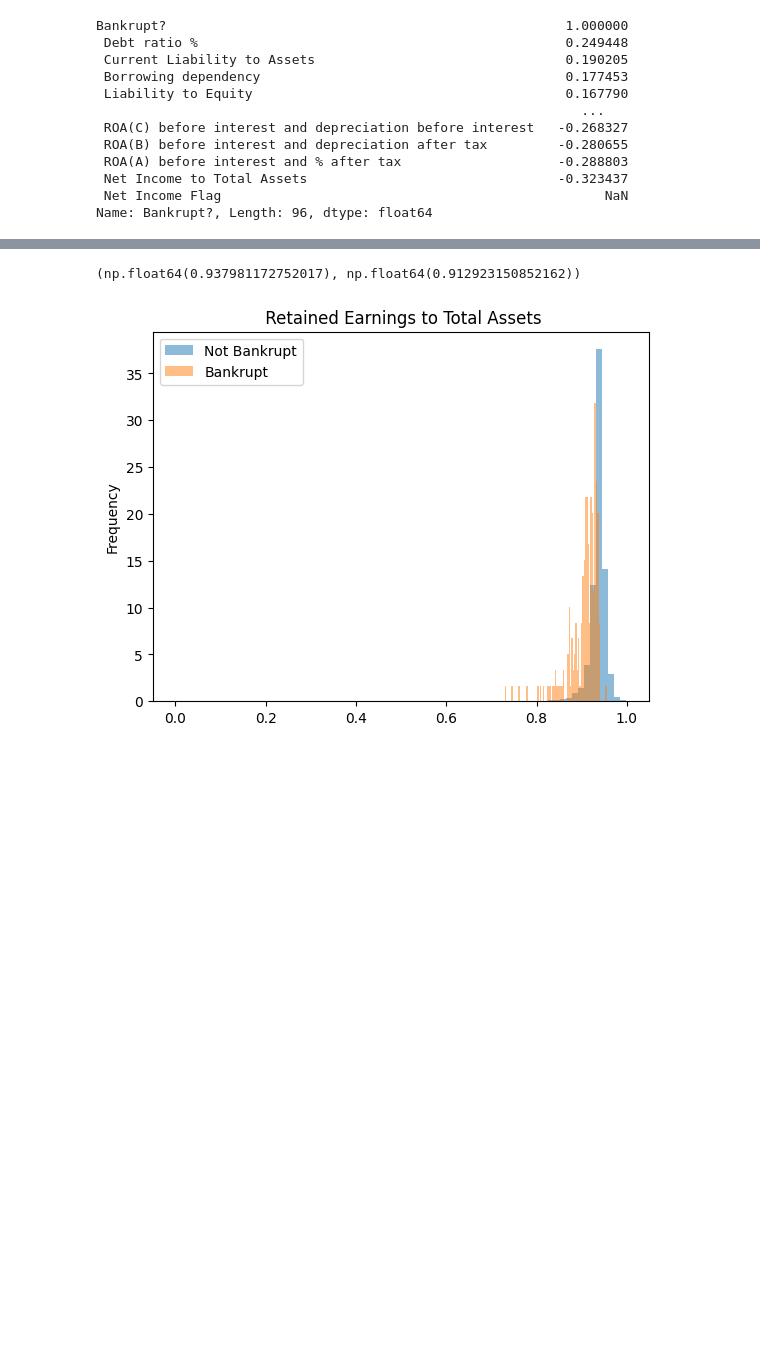
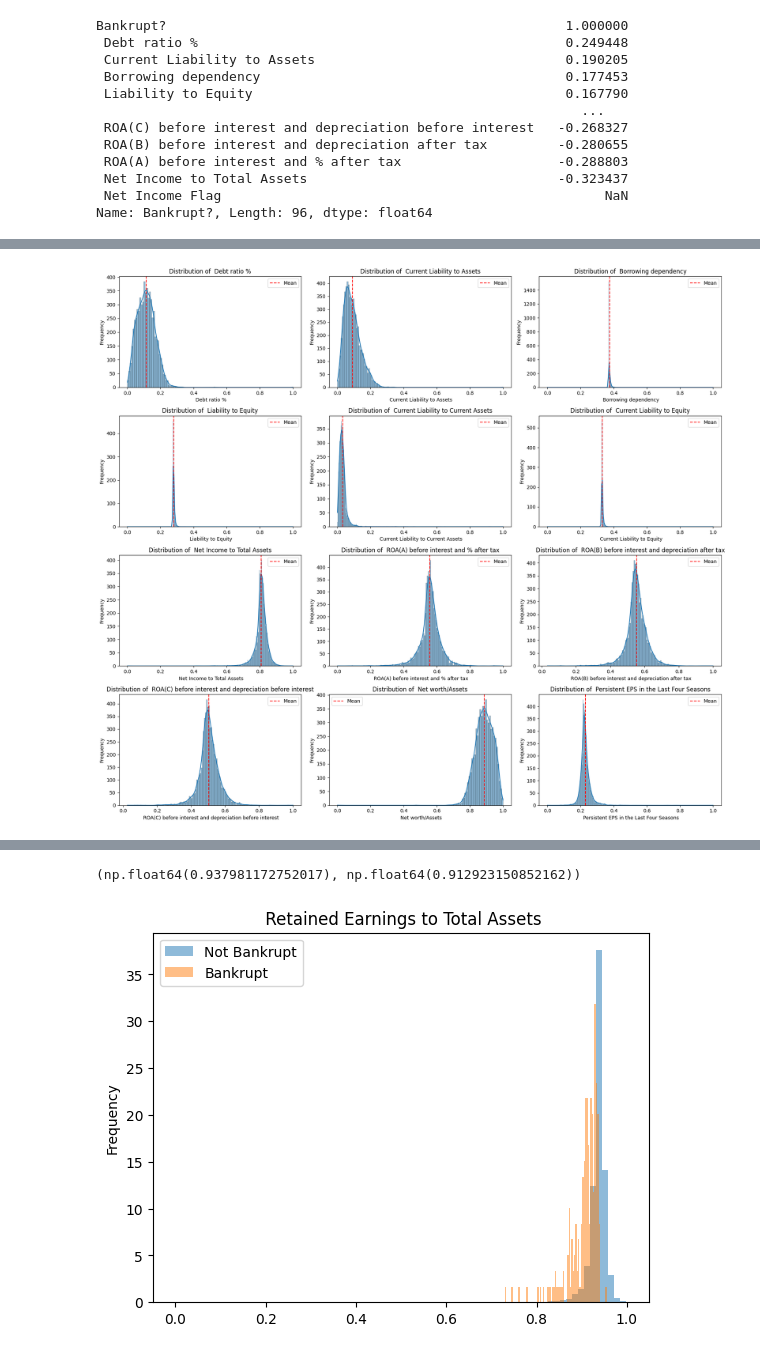
Before and after one commit to TeranG710/GORTFinal, a Jupyter notebook: bankrupt.ipynb, the cells around one changed output, grey strips where cells are left out. Cells and saved outputs as stored; diff of their text form; code cells hidden in the pictures; blank space fills up the shorter version.

```diff
--- a/bankrupt.ipynb
+++ b/bankrupt.ipynb
@@ -411,0 +436,26 @@ sns.boxplot(x='Bankrupt?', y=" Debt ratio %", data=data)
+# %%
+# 1. Distribution Analysis for Top Correlated Features
+# Get the top 6 positively and negatively correlated features
+pos_corr_features = target_correlation.sort_values(ascending=False)[1:7].index.tolist()  # Skip the target itself
+neg_corr_features = target_correlation.sort_values()[0:6].index.tolist()
+top_features = pos_corr_features + neg_corr_features
+
+# Create a figure with subplots for each feature
+fig, axes = plt.subplots(4, 3, figsize=(18, 16))
+axes = axes.flatten()
+
+for i, feature in enumerate(top_features):
+    # Plot histogram with KDE
+    sns.histplot(data[feature], kde=True, ax=axes[i])
+    axes[i].set_title(f'Distribution of {feature}')
+    axes[i].set_xlabel(feature)
+    axes[i].set_ylabel('Frequency')
+
+    # Add a vertical line for the mean
+    axes[i].axvline(data[feature].mean(), color='r', linestyle='--', label='Mean')
+    axes[i].legend()
+
+plt.tight_layout()
+plt.show()
+# %% [output]
+[figure, added]
```
Also changed, not shown: parts of 11 cells of this notebook.
